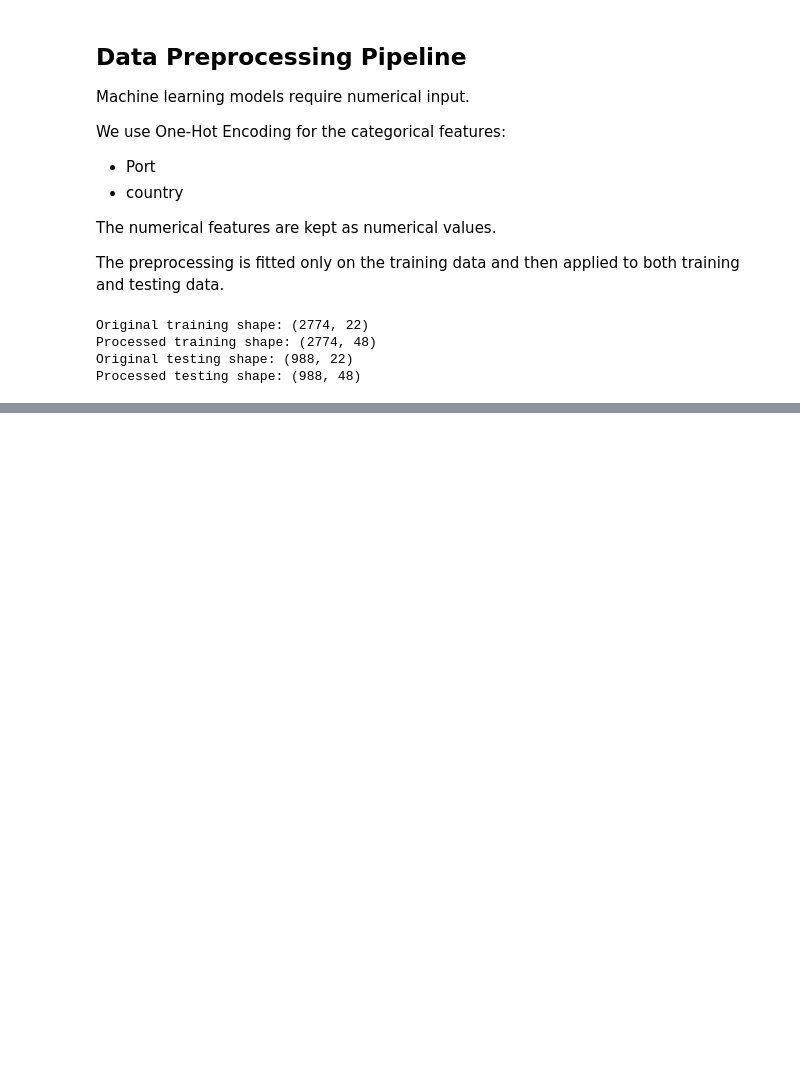
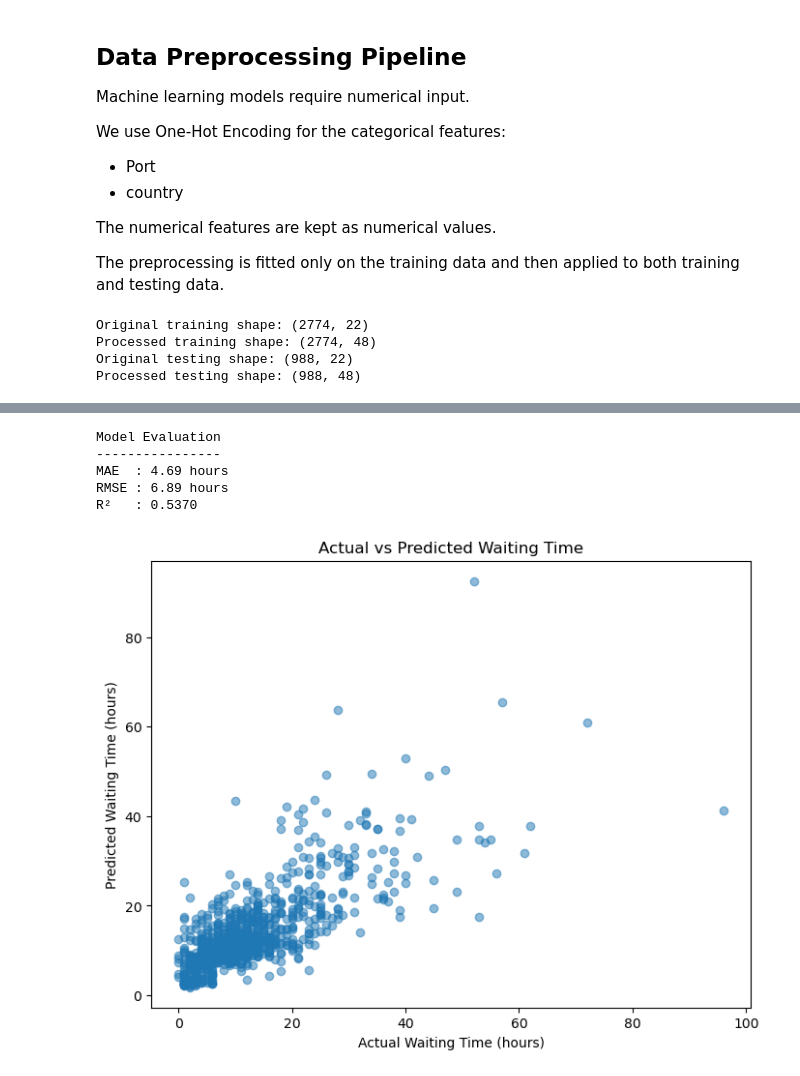
Before and after one commit to Suprabhat4970/MarineGuard-AI, a Jupyter notebook: ml/WPI_Port_Data_Analysis.ipynb, the cells around one changed output, grey strips where cells are left out. Cells and saved outputs as stored; diff of their text form; code cells hidden in the pictures; blank space fills up the shorter version.

Commit message:
Add next week waiting time forecasting setup

```diff
--- a/ml/WPI_Port_Data_Analysis.ipynb
+++ b/ml/WPI_Port_Data_Analysis.ipynb
@@ -958,3 +964,15 @@ Original training shape: (2774, 22)
 Processed training shape: (2774, 48)
 Original testing shape: (988, 22)
 Processed testing shape: (988, 48)
+# %%
+from sklearn.ensemble import RandomForestRegressor
+
+model = RandomForestRegressor(
+    n_estimators=200,
+    random_state=42,
+    n_jobs=-1
+)
+
+model.fit(X_train_processed, y_train)
+
+print("Random Forest model trained successfully!")
@@ -960,0 +989,11 @@ Processed testing shape: (988, 48)
+# %%
+y_pred = model.predict(X_test_processed)
+
+print("Predictions generated successfully!")
+print("Number of predictions:", len(y_pred))
+
+print("\nFirst 10 predictions:")
+print(y_pred[:10])
+
+print("\nFirst 10 actual values:")
+print(y_test.iloc[:10].values)
@@ -960,0 +1009,33 @@ Processed testing shape: (988, 48)
+# %%
+from sklearn.metrics import mean_absolute_error, mean_squared_error, r2_score
+import numpy as np
+
+mae = mean_absolute_error(y_test, y_pred)
+rmse = np.sqrt(mean_squared_error(y_test, y_pred))
+r2 = r2_score(y_test, y_pred)
+
+print("Model Evaluation")
+print("----------------")
+print(f"MAE  : {mae:.2f} hours")
+print(f"RMSE : {rmse:.2f} hours")
+print(f"R²   : {r2:.4f}")
+# %% [output]
+Model Evaluation
+----------------
+MAE  : 4.69 hours
+RMSE : 6.89 hours
+R²   : 0.5370
+# %%
+import matplotlib.pyplot as plt
+
+plt.figure(figsize=(8, 6))
+
+plt.scatter(y_test, y_pred, alpha=0.5)
+
+plt.xlabel("Actual Waiting Time (hours)")
+plt.ylabel("Predicted Waiting Time (hours)")
+plt.title("Actual vs Predicted Waiting Time")
+
+plt.show()
+# %% [output]
+[figure, added]
```
Also changed, not shown: parts of 11 cells of this notebook.
